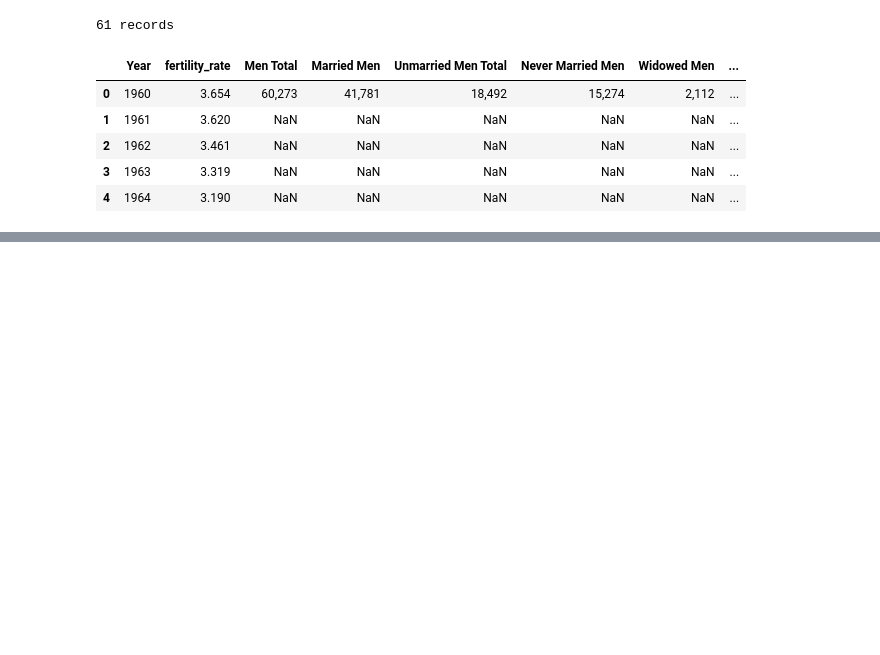
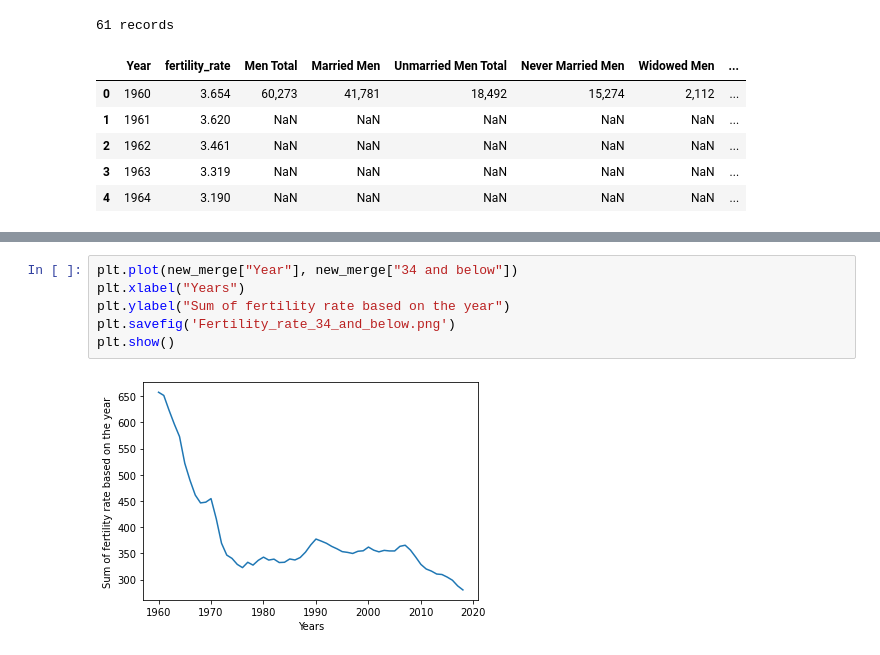
Before and after one commit to vlee2020/UCI-Project1-Group5, a Jupyter notebook: team5.ipynb, the cells around one changed output, grey strips where cells are left out. Drawn from its saved outputs; the diff is of its cells as text; blank space fills up the shorter version.

```diff
--- a/team5.ipynb
+++ b/team5.ipynb
@@ -170,0 +140,8 @@ merge_education_df.head()
+# %%
+plt.plot(new_merge["Year"], new_merge["34 and below"])
+plt.xlabel("Years")
+plt.ylabel("Sum of fertility rate based on the year")
+plt.savefig('Fertility_rate_34_and_below.png')
+plt.show()
+# %% [output]
+[figure, added]
```
Also changed, not shown: parts of 5 cells of this notebook.
